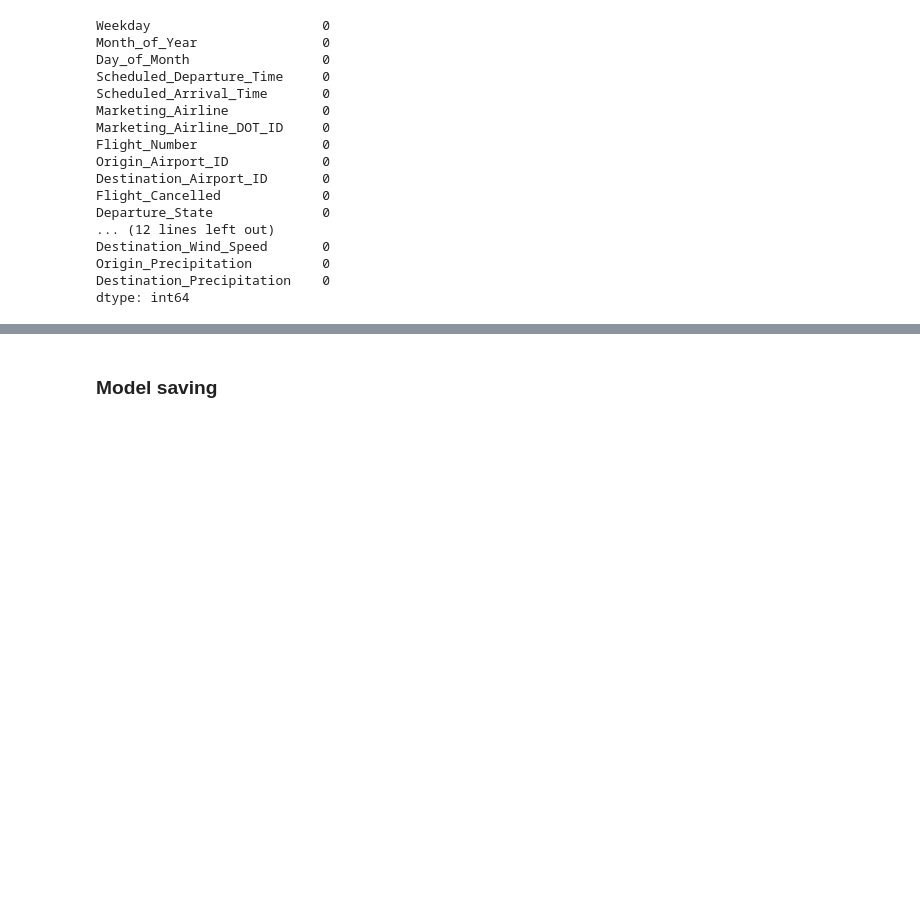
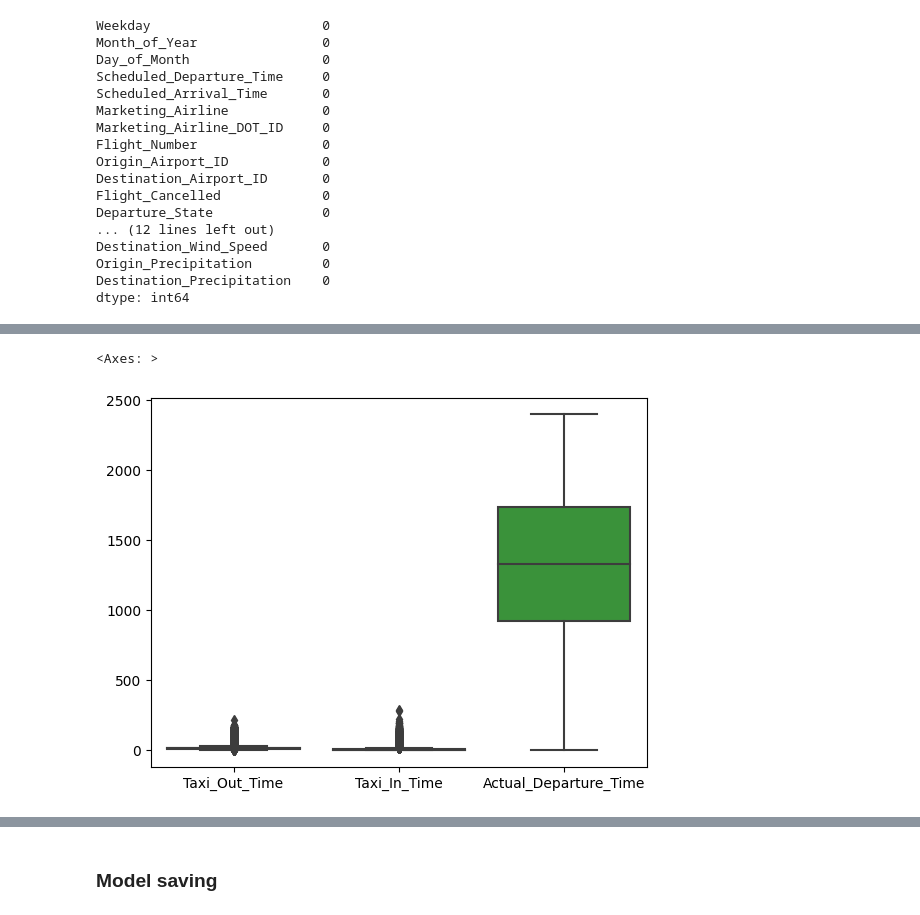
Before and after one commit to kora11e/Regression-and-Classification-ML-models, a Jupyter notebook: regression_model.ipynb, the cells around one changed output, grey strips where cells are left out. Saved outputs shown, nothing was run; the diff lists cells and outputs as text; code cells hidden in the pictures; blank space fills up the shorter version.

```diff
--- a/regression_model.ipynb
+++ b/regression_model.ipynb
@@ -188,0 +179,5 @@ dtype: int64
+# %%
+sb.boxplot(data=X_train[['Taxi_Out_Time', 'Taxi_In_Time', 'Actual_Departure_Time']])
+# %% [output]
+<Axes: >
+[figure, added]
```
Also changed, not shown: parts of 26 cells of this notebook, 4 other files.
